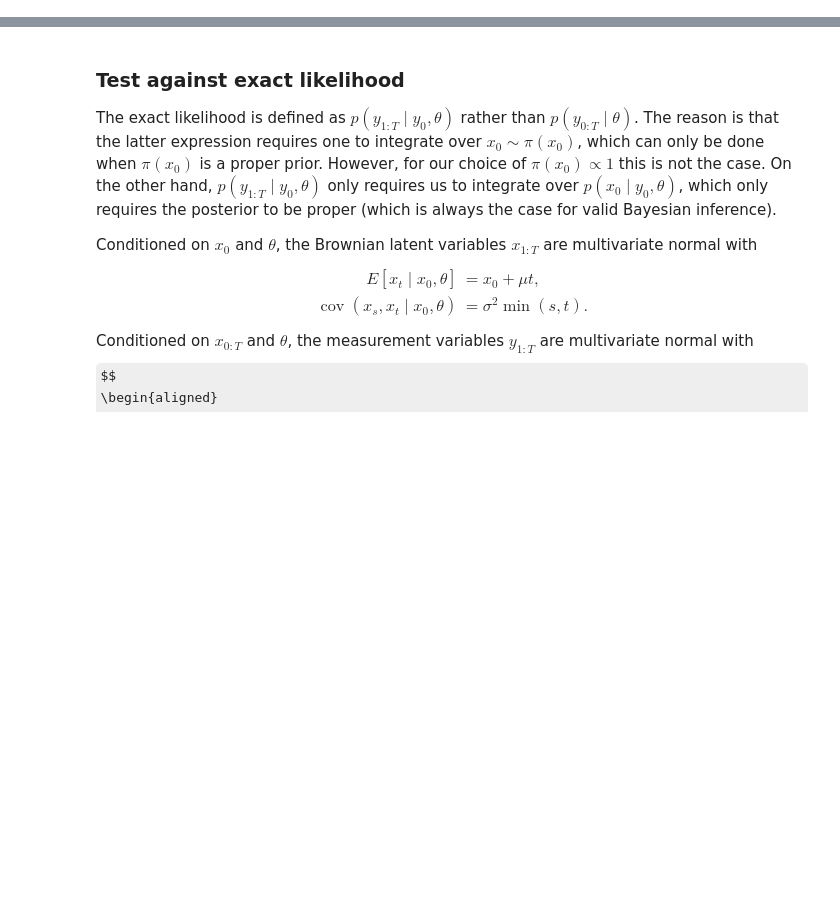
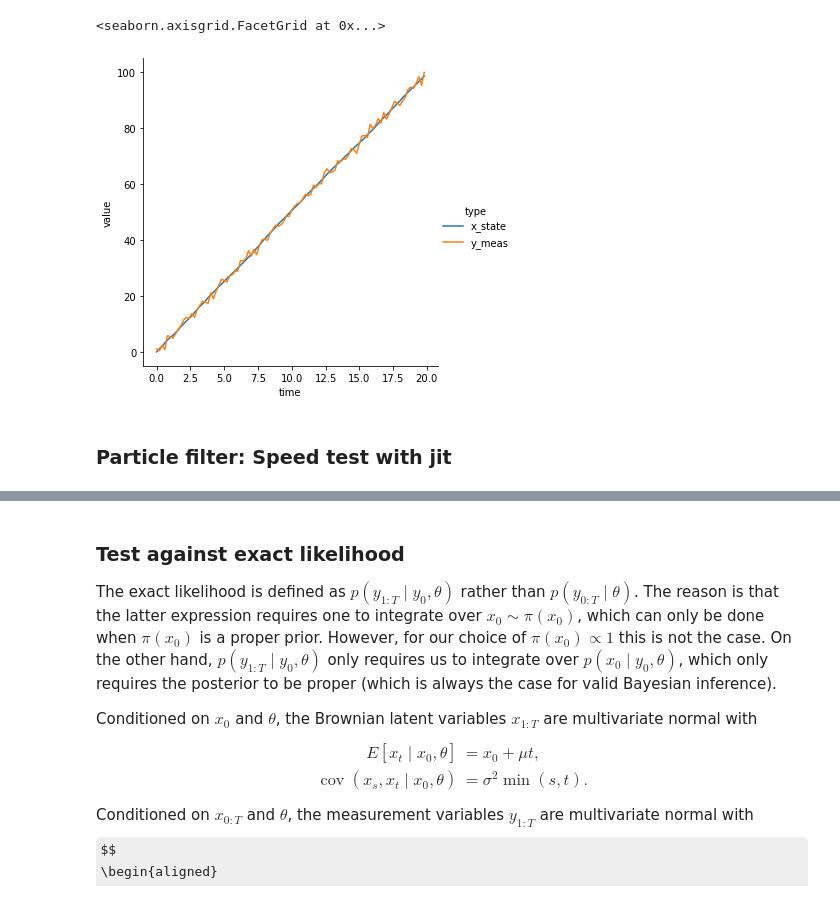
Before and after one commit to mlysy/pfjax, a Jupyter notebook: pfjax.ipynb, the cells around one changed output, grey strips where cells are left out. Drawn from its saved outputs; the diff is of its cells as text; code cells hidden in the pictures; some formulas as TeX source; blank space fills up the shorter version.

```diff
--- a/pfjax.ipynb
+++ b/pfjax.ipynb
@@ -144 +122,50 @@ meas_sim_scan = jax.jit(meas_sim, static_argnums=0)
+# %%
+import numpy as np
+import jax
+import jax.numpy as jnp
+import jax.scipy as jsp
+import jax.random as random
+import pandas as pd
+import seaborn as sns
+
+# module containing pfjax (for now)
+import particle_filter as pf
+# module containing implementation of BM model
+import bm_model as bm
+# utility for plotting
+from proj_data import proj_data
+
+# initial key for random numbers
+key = random.PRNGKey(0)
+
+# parameter values
+mu = 5.
+sigma = .2
+tau = 1.
+theta = np.array([mu, sigma, tau])
+
+# data specification
+dt = .2
+n_obs = 100
+x_init = jnp.array([0.])
+
+# simulate data
+bm_model = bm.BMModel(dt=dt)
+key, subkey = random.split(key)
+y_meas, x_state = pf.meas_sim(bm_model, n_obs, x_init, theta, subkey)
+
+# plot data
+plot_df = (pd.DataFrame({"time": jnp.arange(n_obs) * dt,
+                         "x_state": jnp.squeeze(x_state),
+                         "y_meas": jnp.squeeze(y_meas)})
+           .melt(id_vars="time", var_name="type"))
+sns.relplot(
+    data=plot_df, kind="line",
+    x="time", y="value", hue="type"
+)
+# %% [output]
+<seaborn.axisgrid.FacetGrid at 0x...>
+[figure, added]
+# %% [markdown]
+### Particle filter: Speed test with jit
 # %%
```
Also changed, not shown: parts of 22 cells of this notebook.
